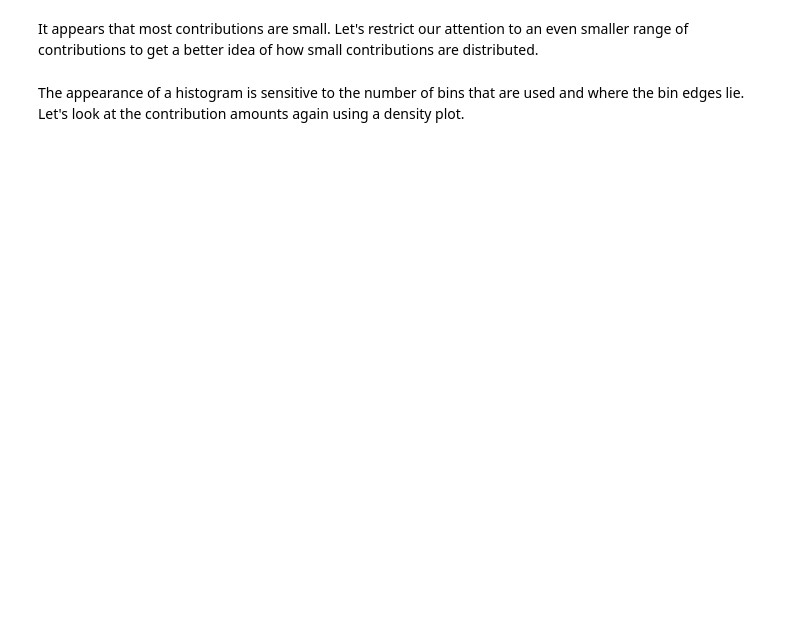
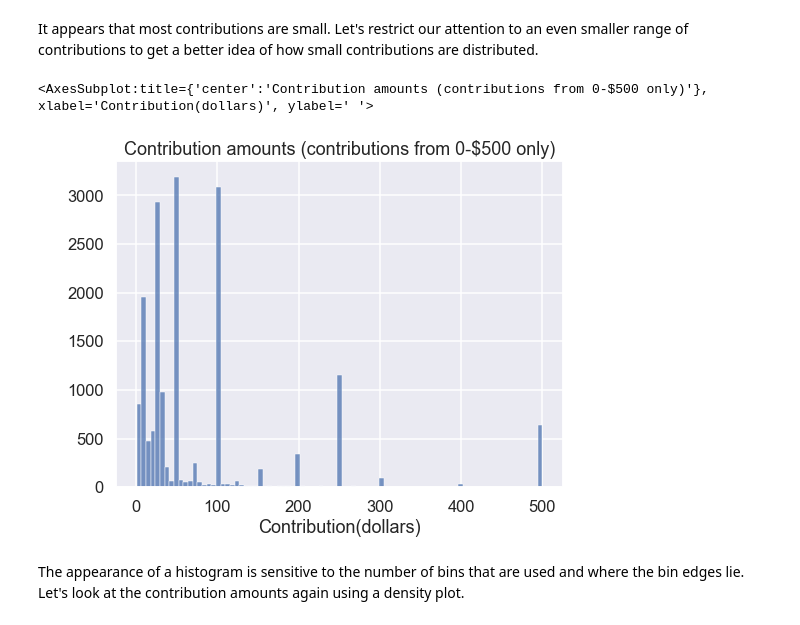
Before and after one commit to justinmello32/cst383-week5, a Jupyter notebook: campaign-exploration.ipynb, the cells around one changed output. Drawn from its saved outputs; the diff is of its cells as text; code cells hidden in the pictures; blank space fills up the shorter version.

```diff
--- a/campaign-exploration.ipynb
+++ b/campaign-exploration.ipynb
@@ -73,7 +82,15 @@ It appears that most contributions are small.  Let's restrict our attention to a
 # %%
 #@ 4 Create a histogram showing contribution amounts.  Show
 # contributions from 0 - 500 dollars only.  Create the
 # histogram with Seaborn.
+plt.title("Contribution amounts (contributions from 0-$500 only)")
+plt.xlabel("Contribution(dollars)")
+plt.ylabel(" ")
+plt.xticks(np.arange(0,501,100))
+sns.histplot(df[(df['contb_receipt_amt'] <= 500) & (df['contb_receipt_amt'] > 0)]['contb_receipt_amt'])
+# %% [output]
+<AxesSubplot:title={'center':'Contribution amounts (contributions from 0-$500 only)'}, xlabel='Contribution(dollars)', ylabel=' '>
+[figure, added]
 # %% [markdown]
 The appearance of a histogram is sensitive to the number of bins that are used and where the bin edges lie.  Let's look at the contribution amounts again using a density plot.
 # %%
```
Also changed, not shown: parts of 5 cells of this notebook.
